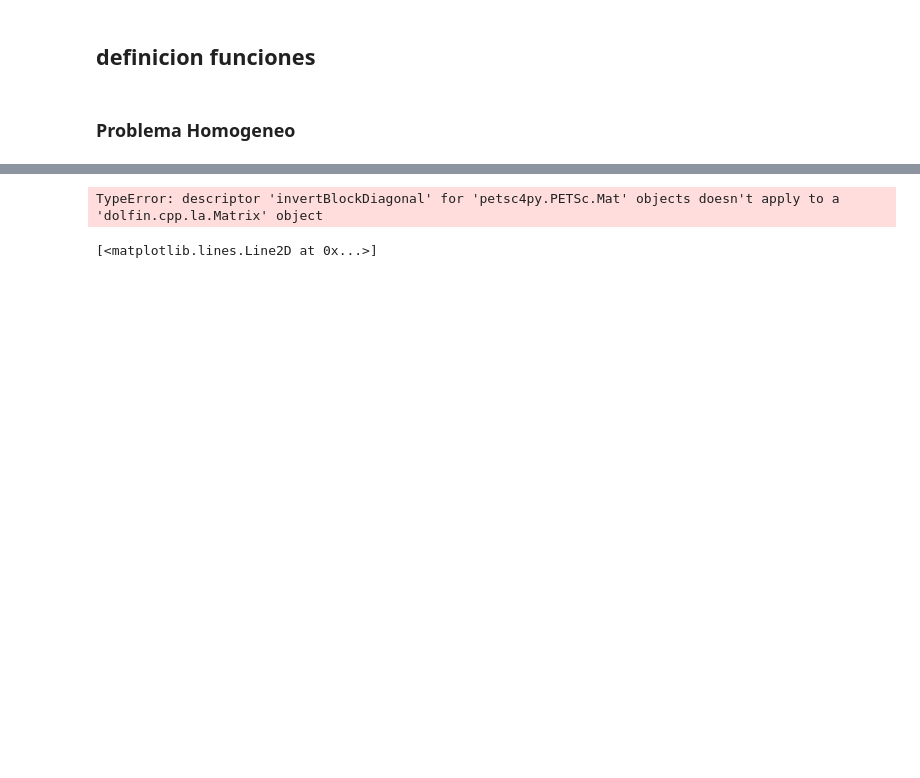
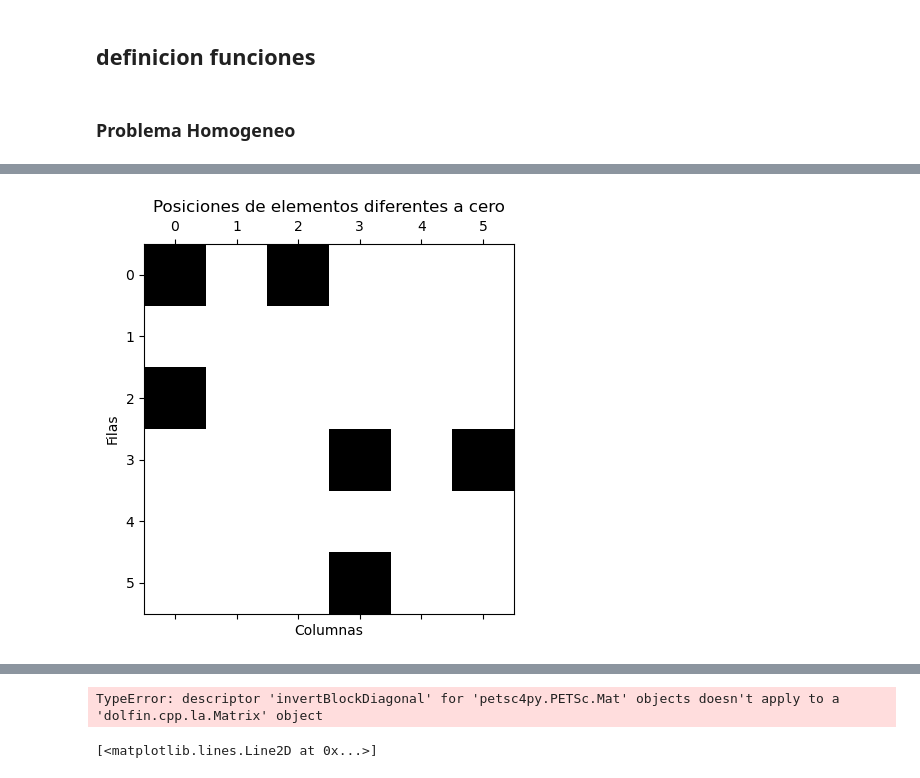
Before and after one commit to Sebastian-gomezC/Exponencial_time_schemes, a Jupyter notebook: FEniCS/DG/difusión convección/advección_difusion.ipynb, the cells around one changed output, grey strips where cells are left out. Saved outputs shown, nothing was run; the diff lists cells and outputs as text; code cells hidden in the pictures; blank space fills up the shorter version.

```diff
--- a/FEniCS/DG/difusión convección/advección_difusion.ipynb
+++ b/FEniCS/DG/difusión convección/advección_difusion.ipynb
@@ -438,0 +770,12 @@ array([[ 1.00,  0.00,  0.00,  0.00,  0.00,  0.00,  0.00,  0.00,  0.00,
+# %%
+inv_t=time.time()
+C_petsc = PETScMatrix()
+
+C=assemble(C_fem, tensor=C_petsc)
+dof_elem=mesh.ufl_cell().num_edges()
+C.mat().setBlockSizes(dof_elem,dof_elem)
+C_1 = C.mat().invertBlockDiagonal()
+
+
+C_1 =scipy.linalg.block_diag(*C_1)
+print(f"invertion time local= {time.time()-inv_t}" )
@@ -438,0 +845,11 @@ array([[ 1.00,  0.00,  0.00,  0.00,  0.00,  0.00,  0.00,  0.00,  0.00,
+# %%
+matriz=C_1 - C_l_1
+matriz_penalizada = np.where(matriz < 1e-15, 0.0, matriz)
+
+plt.spy(matriz_penalizada)
+plt.title('Posiciones de elementos diferentes a cero')
+plt.xlabel('Columnas')
+plt.ylabel('Filas')
+plt.show()
+# %% [output]
+[figure, added]
```
Also changed, not shown: parts of 22 cells of this notebook, 42 other files.
